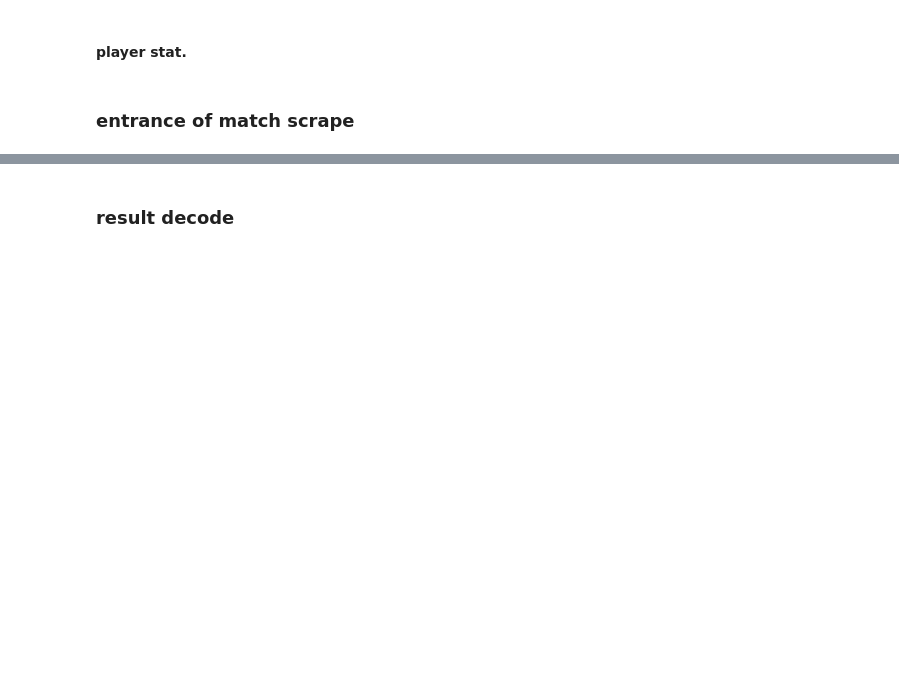
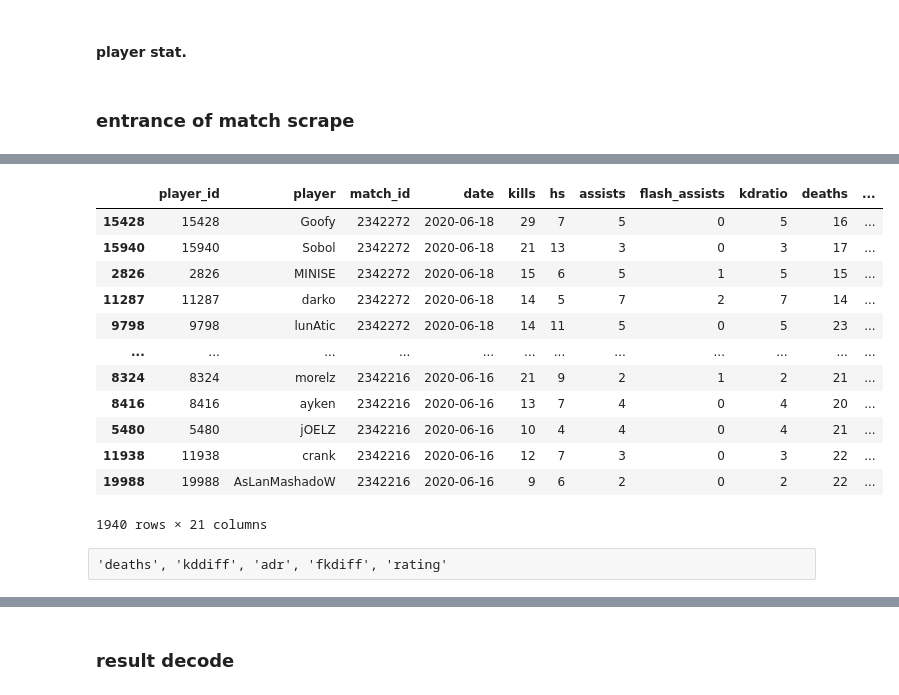
Before and after one commit to pqrt12/Final_Project, a Jupyter notebook: Notebook/scrape.ipynb, the cells around one changed output, grey strips where cells are left out. Drawn from its saved outputs; the diff is of its cells as text; code cells hidden in the pictures; blank space fills up the shorter version.

Commit message:
trial scrape on 100 matches

```diff
--- a/Notebook/scrape.ipynb
+++ b/Notebook/scrape.ipynb
@@ -421,0 +451,10 @@ def display_scrape_result(match_result):
+# %%
+# create an empty file
+filename = 'player_mapstat.csv'
+df = pd.DataFrame(columns=output_df_column_names)
+df.to_csv(filename, index=False)
+# append the file.
+for match_result in match_urls:
+    res = match_scrape(browser, match_result)
+    df = match_stat_df_get(res)
+    df[output_df_column_names].to_csv(filename, mode='a', header=False)
@@ -421,0 +487,20 @@ def display_scrape_result(match_result):
+# %%
+# show the data
+ddf = pd.read_csv(filename)
+ddf
+# %% [output]
+|  | player_id | player | match_id | date | kills | hs | assists | flash_assists | kdratio | deaths | ... |
+| 15428 | 15428 | Goofy | 2342272 | 2020-06-18 | 29 | 7 | 5 | 0 | 5 | 16 | ... |
+| 15940 | 15940 | Sobol | 2342272 | 2020-06-18 | 21 | 13 | 3 | 0 | 3 | 17 | ... |
+| 2826 | 2826 | MINISE | 2342272 | 2020-06-18 | 15 | 6 | 5 | 1 | 5 | 15 | ... |
+| 11287 | 11287 | darko | 2342272 | 2020-06-18 | 14 | 5 | 7 | 2 | 7 | 14 | ... |
+| 9798 | 9798 | lunAtic | 2342272 | 2020-06-18 | 14 | 11 | 5 | 0 | 5 | 23 | ... |
+| ... | ... | ... | ... | ... | ... | ... | ... | ... | ... | ... | ... |
+| 8324 | 8324 | morelz | 2342216 | 2020-06-16 | 21 | 9 | 2 | 1 | 2 | 21 | ... |
+| 8416 | 8416 | ayken | 2342216 | 2020-06-16 | 13 | 7 | 4 | 0 | 4 | 20 | ... |
+| 5480 | 5480 | jOELZ | 2342216 | 2020-06-16 | 10 | 4 | 4 | 0 | 4 | 21 | ... |
+| 11938 | 11938 | crank | 2342216 | 2020-06-16 | 12 | 7 | 3 | 0 | 3 | 22 | ... |
+| 19988 | 19988 | AsLanMashadoW | 2342216 | 2020-06-16 | 9 | 6 | 2 | 0 | 2 | 22 | ... |
+1940 rows × 21 columns
+# %% [raw]
+'deaths', 'kddiff', 'adr', 'fkdiff', 'rating'
```
Also changed, not shown: parts of 40 cells of this notebook, 1 other file.
